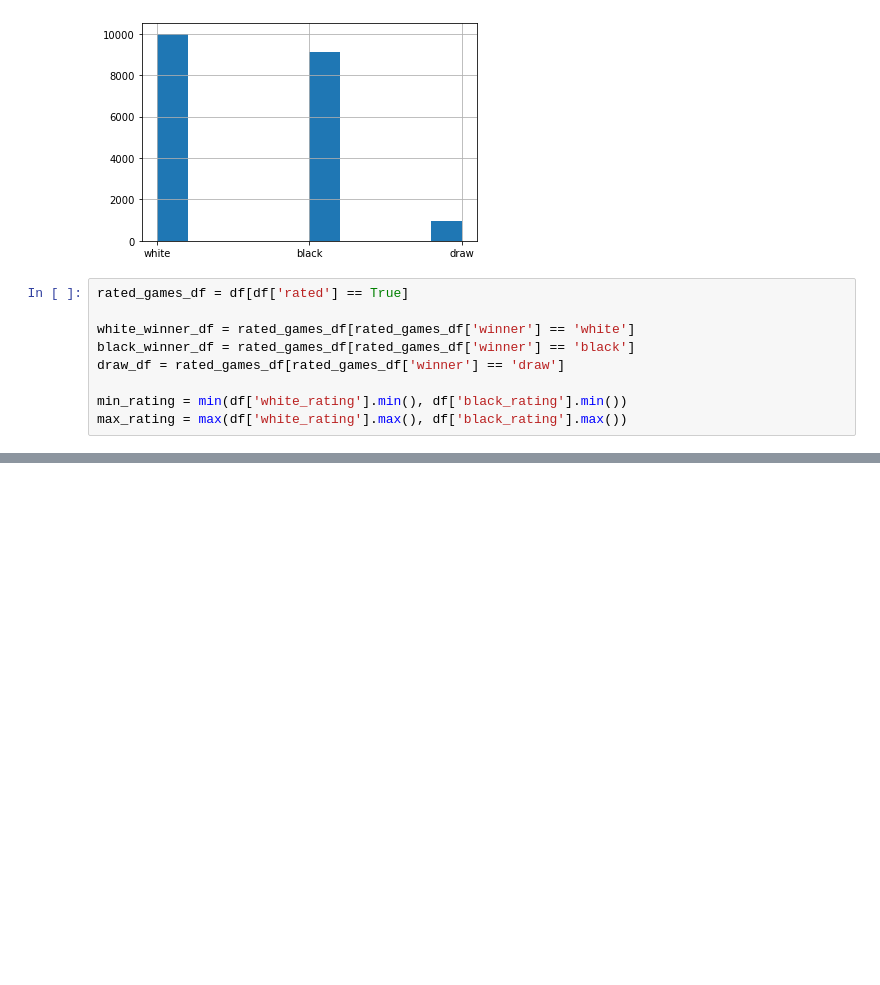
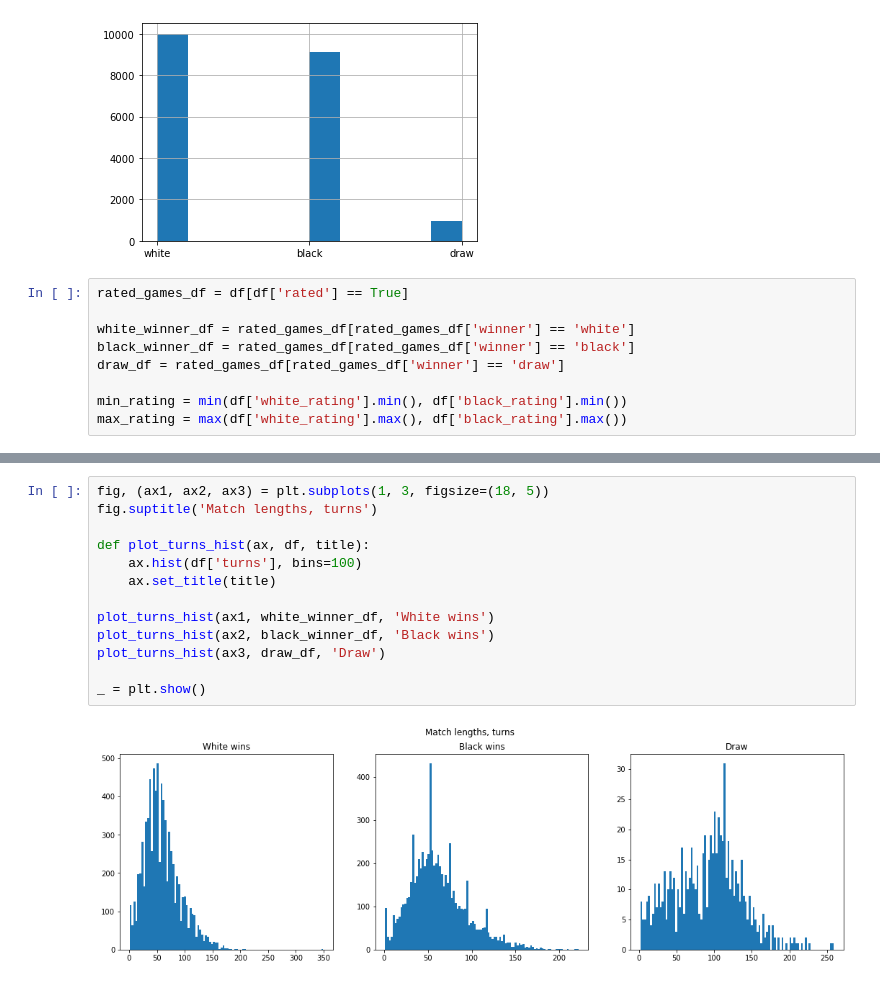
Before and after one commit to MrDVolk/chess, a Jupyter notebook: 1. dataset-analysis.ipynb, the cells around one changed output, grey strips where cells are left out. Drawn from its saved outputs; the diff is of its cells as text; blank space fills up the shorter version.

```diff
--- a/1. dataset-analysis.ipynb
+++ b/1. dataset-analysis.ipynb
@@ -101,0 +102,15 @@ plot_ratings(draw_df, 'Draw')
+# %%
+fig, (ax1, ax2, ax3) = plt.subplots(1, 3, figsize=(18, 5))
+fig.suptitle('Match lengths, turns')
+
+def plot_turns_hist(ax, df, title):
+    ax.hist(df['turns'], bins=100)
+    ax.set_title(title)
+
+plot_turns_hist(ax1, white_winner_df, 'White wins')
+plot_turns_hist(ax2, black_winner_df, 'Black wins')
+plot_turns_hist(ax3, draw_df, 'Draw')
+
+_ = plt.show()
+# %% [output]
+[figure, added]
```
Also changed, not shown: parts of 5 cells of this notebook.
